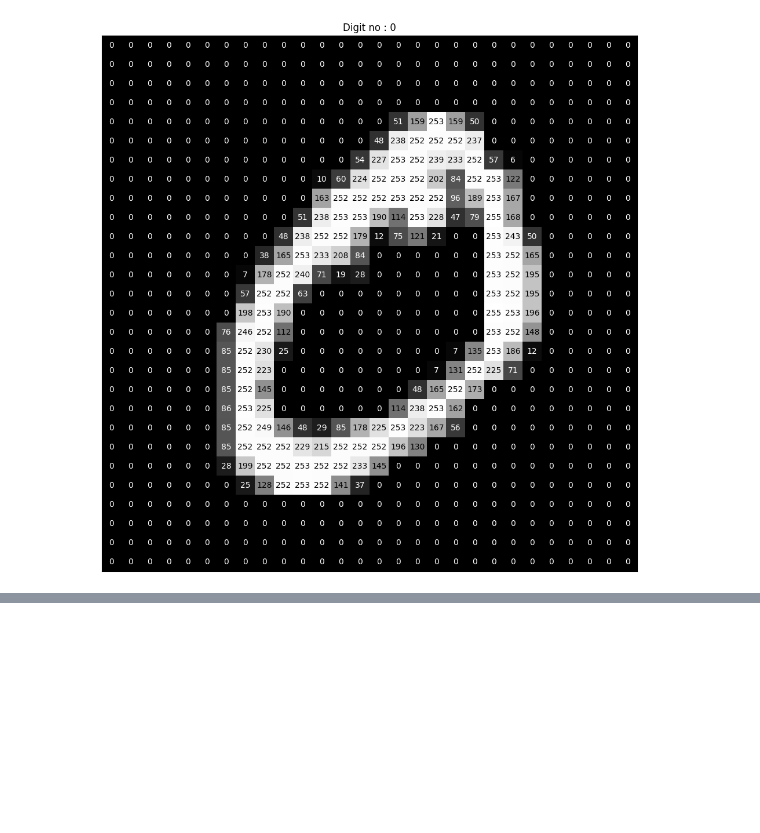
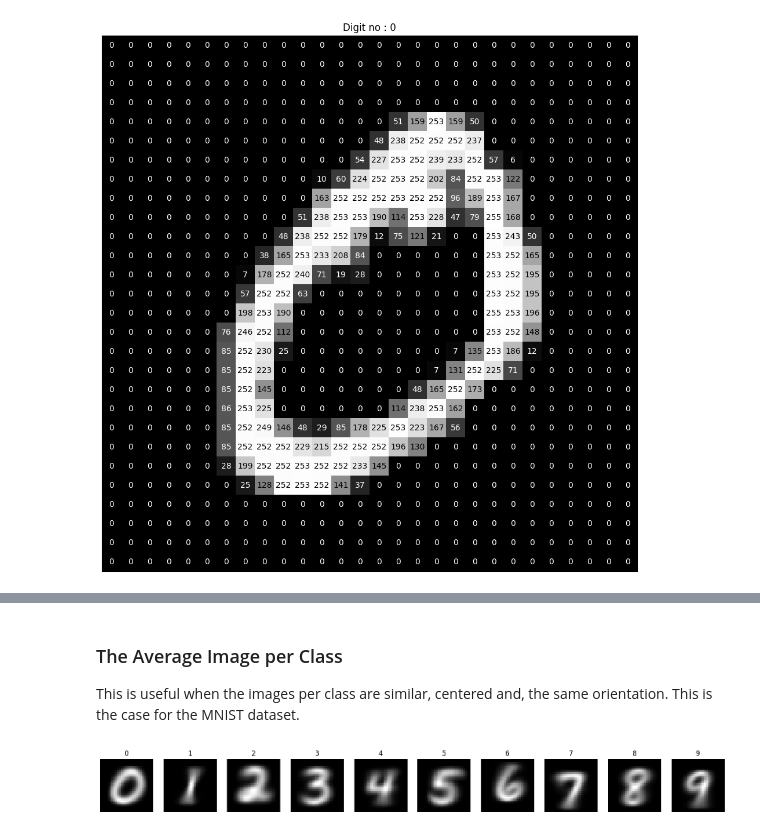
Before and after one commit to CSCN8010/CSCN8010, a Jupyter notebook: class_notebooks/datasets/mnist.ipynb, the cells around one changed output, grey strips where cells are left out. Drawn from its saved outputs; the diff is of its cells as text; code cells hidden in the pictures; blank space fills up the shorter version.

```diff
--- a/class_notebooks/datasets/mnist.ipynb
+++ b/class_notebooks/datasets/mnist.ipynb
@@ -202,0 +220,15 @@ fig.show()
+# %% [markdown]
+### The Average Image per Class
+
+This is useful when the images per class are similar, centered and, the same orientation. This is the case for the MNIST dataset.
+# %%
+fig, axes = plt.subplots(1, 10, figsize=(20, 2))
+for digit in range(10):
+    digit_indices = np.where(y.astype('int8') == digit)[0]
+    avg_image = np.mean(X[digit_indices], axis=0).reshape(28, 28)
+    axes[digit].imshow(avg_image, cmap='gray')
+    axes[digit].set_title(str(digit))
+    axes[digit].axis('off')
+plt.show()
+# %% [output]
+[figure, added]
```
Also changed, not shown: parts of 4 cells of this notebook.
